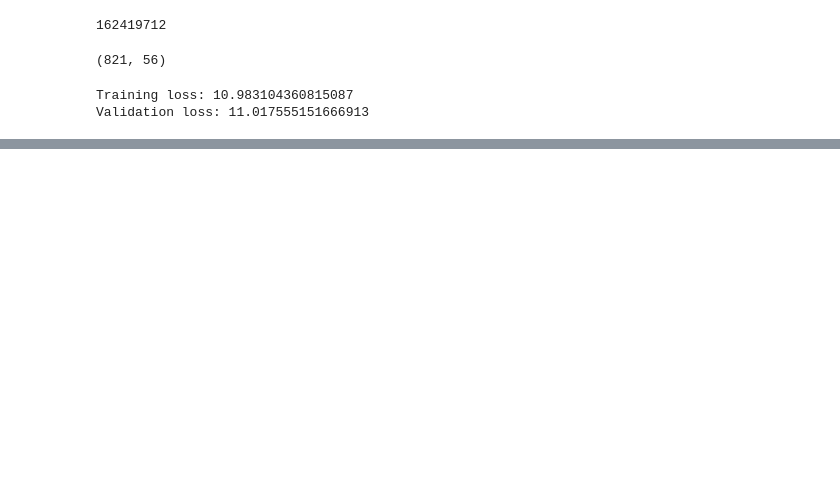
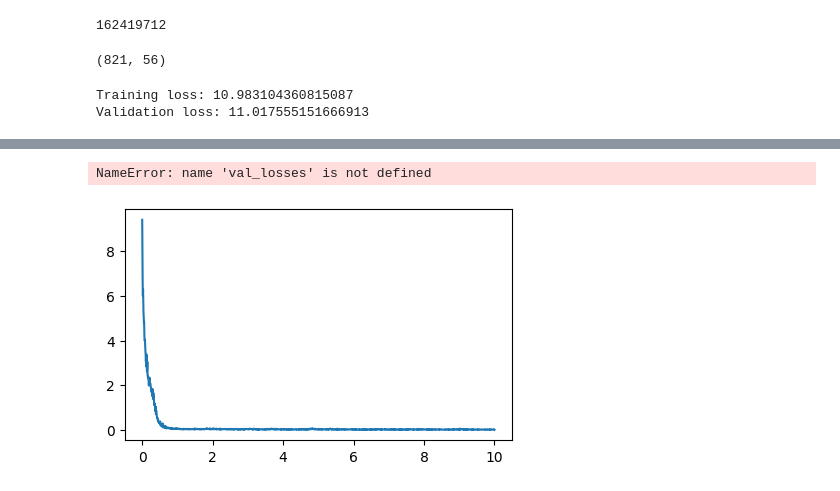
Before and after one commit to deepakkumarnd/mynotebooks, a Jupyter notebook: llm/training.ipynb, the cells around one changed output, grey strips where cells are left out. Cells and saved outputs as stored; diff of their text form; code cells hidden in the pictures; blank space fills up the shorter version.

```diff
--- a/llm/training.ipynb
+++ b/llm/training.ipynb
@@ -339,7 +339,7 @@ def plot_lossess(epoches_seen, tokens_seen, train_lossess, val_lossess):
     fig, ax1 = plt.subplots(figsize=(5,3))
     ax1.plot(epoches_seen, train_lossess, label="Training loss")
     ax1.plot(
-        epoches_seen, val_losses, linestyle="-.", label="Validation loss"
+        epoches_seen, val_lossess, linestyle="-.", label="Validation loss"
     )
     ax1.set_xlabel("Epoches")
     ax1.set_ylabel("Loss")
@@ -349,4 +349,4 @@ def plot_lossess(epoches_seen, tokens_seen, train_lossess, val_lossess):
     ax2.plot(tokens_seen, train_losses, alpha=0)
     ax2.set_xlabel("Tokens seen")
     fig.tight_layout()
-    plot.show()
+    plt.show()
@@ -355,0 +353,7 @@ torch.cuda.empty_cache()
+# %%
+epoch_tensor = torch.linspace(0, num_epoches, len(train_losses))
+# %%
+plot_lossess(epoch_tensor, tokens_seen, train_losses, val_lossess)
+# %% [output]
+NameError: name 'val_losses' is not defined
+[figure, added]
```
Also changed, not shown: parts of 5 cells of this notebook, 44 other files.
